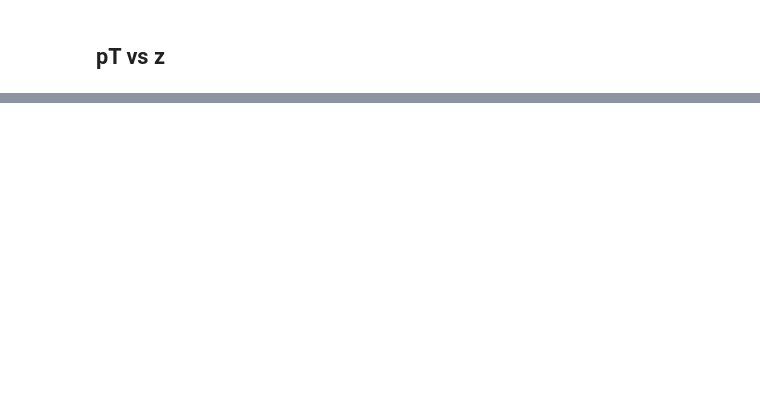
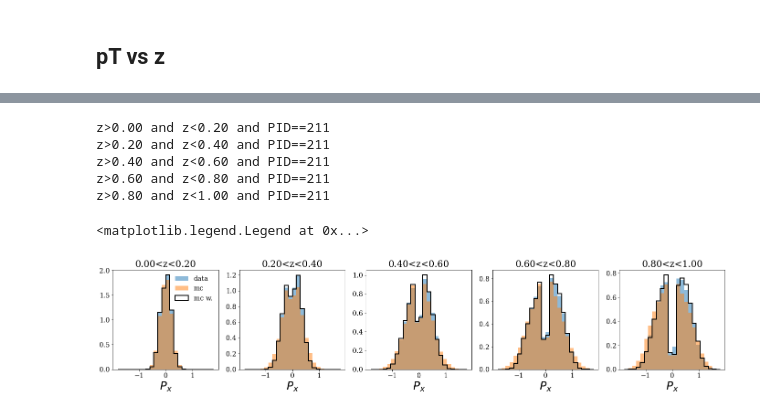
Before and after one commit to miguelignacio/eg2dihadron, a Jupyter notebook: SingleHadron_DataMC.ipynb, the cells around one changed output, grey strips where cells are left out. Drawn from its saved outputs; the diff is of its cells as text; code cells hidden in the pictures; blank space fills up the shorter version.

```diff
--- a/SingleHadron_DataMC.ipynb
+++ b/SingleHadron_DataMC.ipynb
@@ -904,0 +180,30 @@ axs[0].legend(frameon=False,loc='best')
+# %%
+fig, axs = plt.subplots(1, 5, sharex=True,figsize=(24,4))
+
+
+Edges = [0.0,0.2,0.4,0.6,0.8,1.0]
+bins = [(x, y) for (x, y) in zip(Edges[:-1], Edges[1:])]
+
+for j, ibin in enumerate(bins):
+    binning = np.linspace(-1.8, 1.8, 25)
+
+    query = 'z>%2.2f and z<%2.2f and PID==211'%(ibin[0],ibin[1])
+    axs[j].hist(mc.query(query)['Px'],density=True,bins=binning,alpha=0.5,label='mc')
+    axs[j].hist(mc.query(query)['Px'],bins=binning,weights = mc.query(query)['weight_reco'],**plot_style_1,label='mc w.')
+    axs[j].hist(data.query(query)['Px'],density=True,bins=binning,alpha=0.5,label='data')
+
+    axs[j].set_title('%2.2f<z<%2.2f'%(ibin[0],ibin[1]),fontsize=20)
+    axs[j].set_xlabel(r'$P_{x}$',fontsize=25)
+
+
+    print(query)
+axs[0].legend(frameon=False,loc='best')
+#axs[0].set_yscale('log')
+# %% [output]
+z>0.00 and z<0.20 and PID==211
+z>0.20 and z<0.40 and PID==211
+z>0.40 and z<0.60 and PID==211
+z>0.60 and z<0.80 and PID==211
+z>0.80 and z<1.00 and PID==211
+<matplotlib.legend.Legend at 0x...>
+[figure, added]
```
Also changed, not shown: parts of 78 cells of this notebook.
